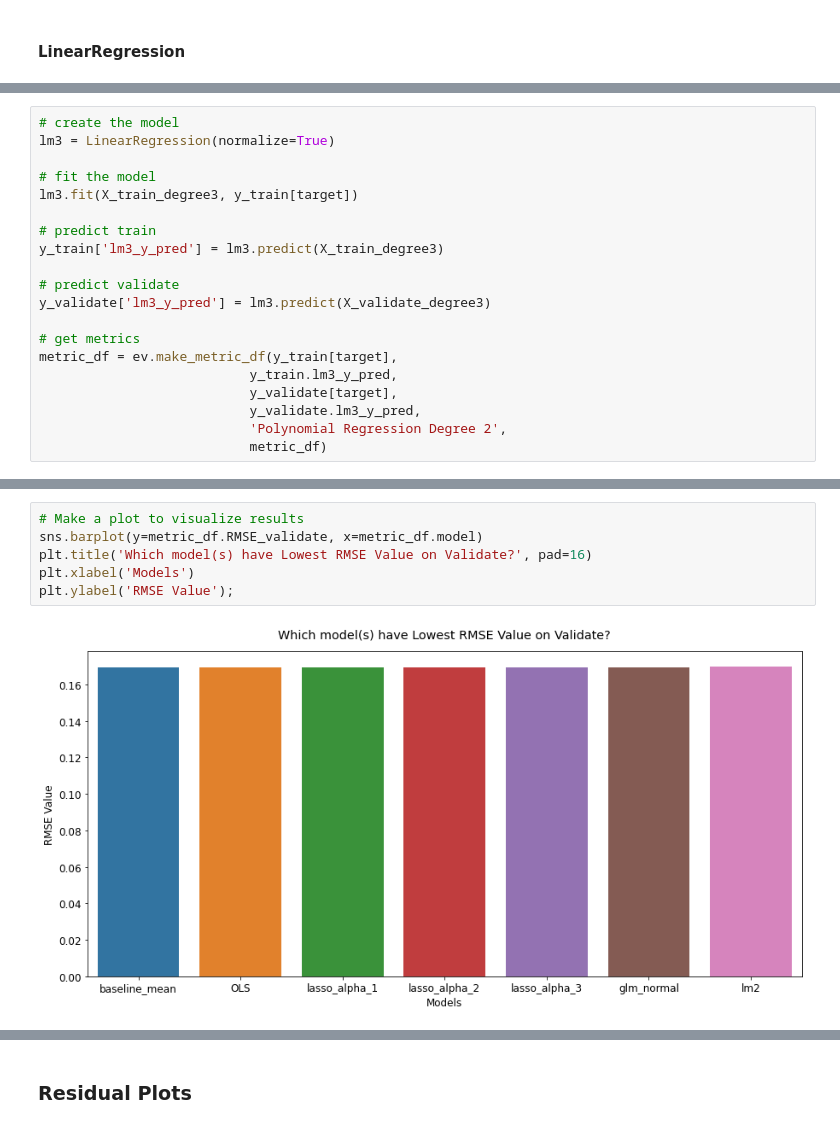
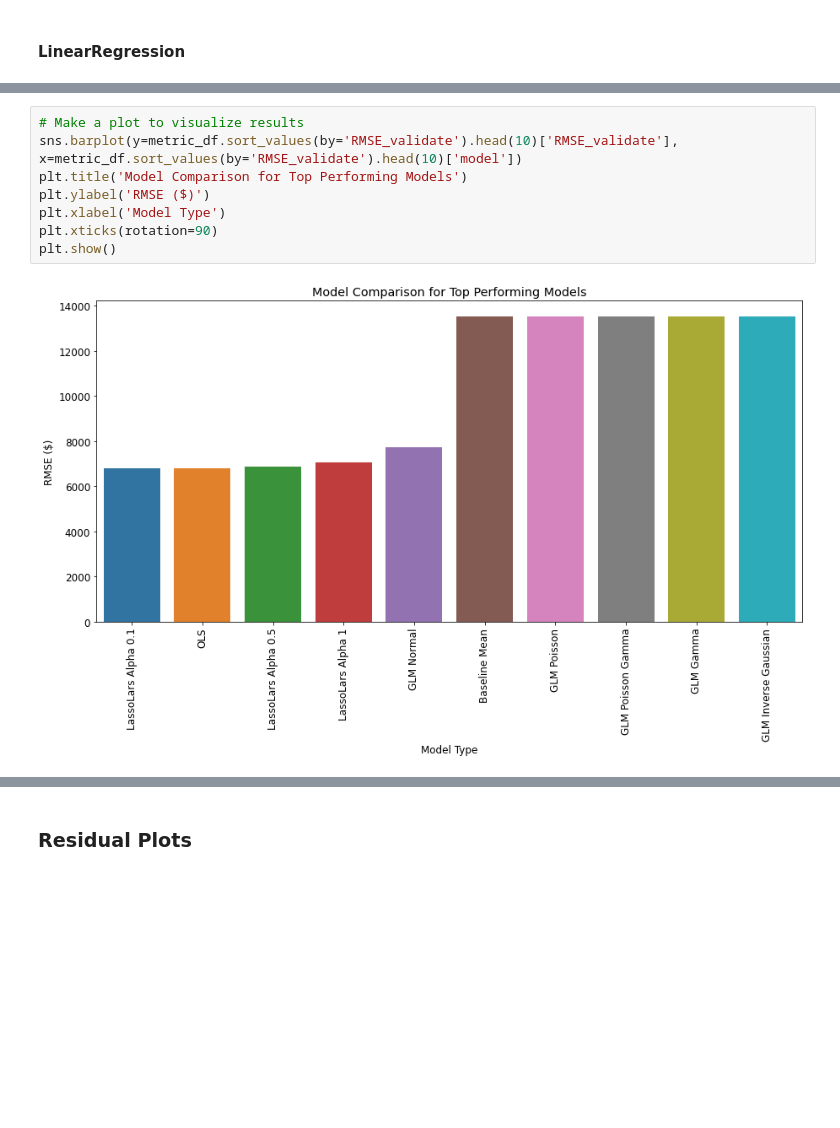
Before and after one commit to adam-talbot/used-cars-regression, a Jupyter notebook: final_notebook.ipynb, the cells around one changed output, grey strips where cells are left out. Saved outputs shown, nothing was run; the diff lists cells and outputs as text; blank space fills up the shorter version.

Commit message:
almost done with modeling with all features

```diff
--- a/final_notebook.ipynb
+++ b/final_notebook.ipynb
@@ -778,20 +768,0 @@ metric_df = ev.make_metric_df(y_train[target],
-# %%
-# create the model
-lm3 = LinearRegression(normalize=True)
-
-# fit the model
-lm3.fit(X_train_degree3, y_train[target])
-
-# predict train
-y_train['lm3_y_pred'] = lm3.predict(X_train_degree3)
-
-# predict validate
-y_validate['lm3_y_pred'] = lm3.predict(X_validate_degree3)
-
-# get metrics
-metric_df = ev.make_metric_df(y_train[target],
-                           y_train.lm3_y_pred,
-                           y_validate[target],
-                           y_validate.lm3_y_pred,
-                           'Polynomial Regression Degree 2',
-                           metric_df)
@@ -834,11 +793,13 @@ plt.ylabel('$R^2$ Difference');
 # %%
 # Make a plot to visualize results
-sns.barplot(y=metric_df.RMSE_validate, x=metric_df.model)
-plt.title('Which model(s) have Lowest RMSE Value on Validate?', pad=16)
-plt.xlabel('Models')
-plt.ylabel('RMSE Value');
+sns.barplot(y=metric_df.sort_values(by='RMSE_validate').head(10)['RMSE_validate'], x=metric_df.sort_values(by='RMSE_validate').head(10)['model'])
+plt.title('Model Comparison for Top Performing Models')
+plt.ylabel('RMSE ($)')
+plt.xlabel('Model Type')
+plt.xticks(rotation=90)
+plt.show()
 # %% [output]
-[figure, old version]
+[figure, new version]
 # %%
 # Make a plot to visualize results
 sns.barplot(y=metric_df.RMSE_diff, x=metric_df.model)
```
Also changed, not shown: parts of 10 cells of this notebook.
